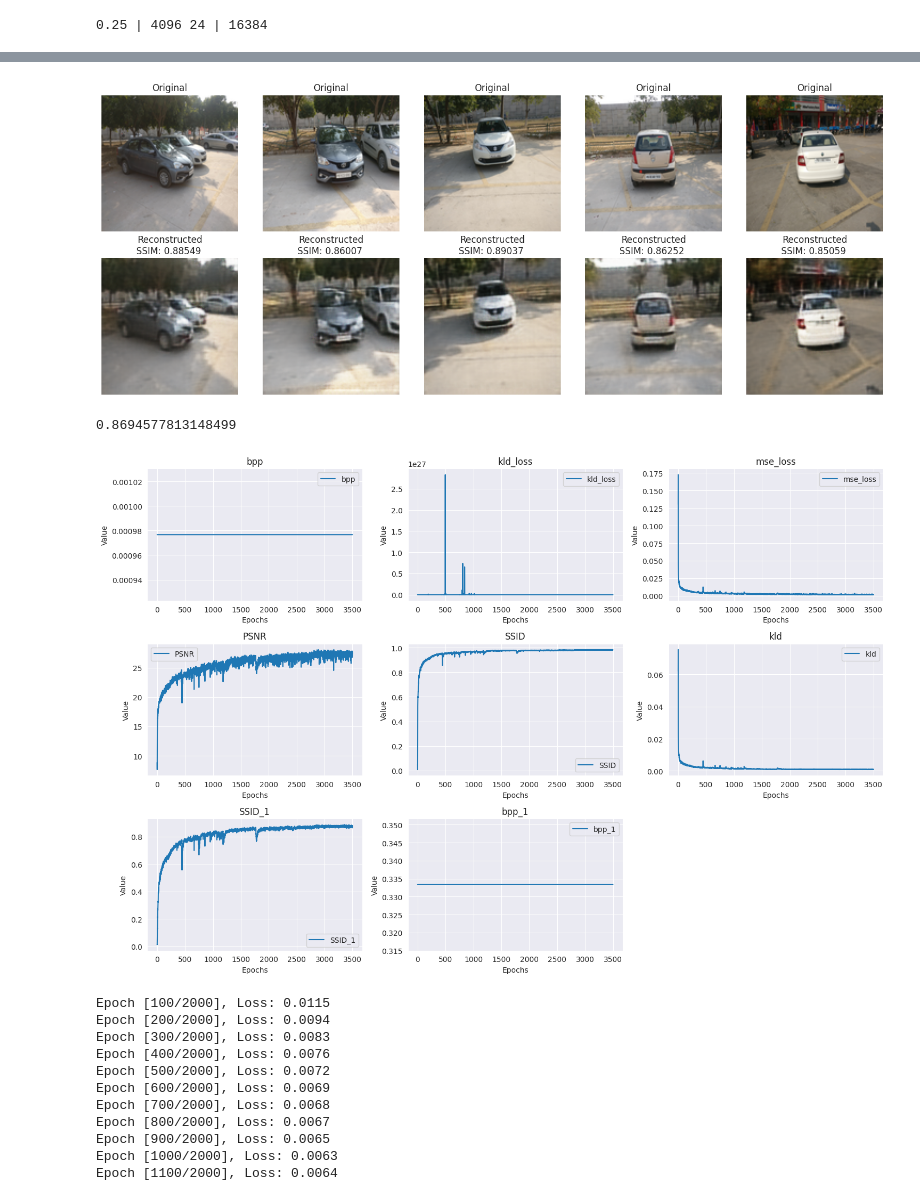
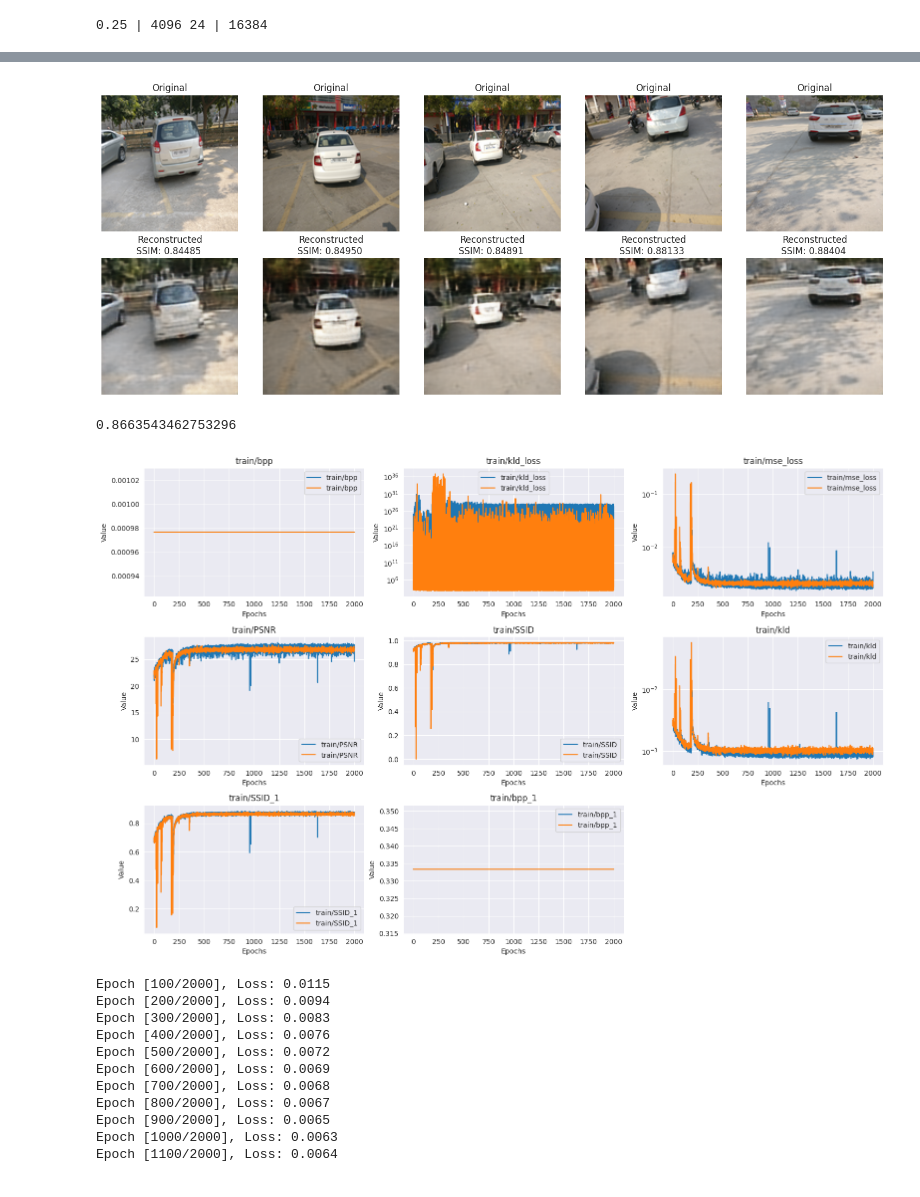
Before and after one commit to DaniinXorchenabo/info_and_coding_theory__itmo_1_1, a Jupyter notebook: notebooks/test.ipynb, the cells around one changed output, grey strips where cells are left out. Saved outputs shown, nothing was run; the diff lists cells and outputs as text; code cells hidden in the pictures.

Commit message:
:sparkles: epochs count = 2000

```diff
--- a/notebooks/test.ipynb
+++ b/notebooks/test.ipynb
@@ -139,7 +139,7 @@ class CNNImageCodec(nn.Module):
     #         # nn.Softmax(dim=1),
     #     )
 
-    def __init__(self, n1M1=128, n2M1=32, n3M1=16):
+    def __init__(self, n1M1=128, n2M1=32, n3M1=16, latent_space=16*16*16):
         super(CNNImageCodec, self).__init__()
         self.encoder = nn.Sequential(
             nn.Conv2d(3, n1M1, kernel_size=7, stride=2, padding=3),
@@ -155,6 +155,18 @@ class CNNImageCodec(nn.Module):
             # nn.AvgPool2d(2),
             nn.BatchNorm2d(n3M1),
         )
+
+        # self.encoder_linear = nn.Sequential(
+        #     nn.Linear(n3M1 * 16*16, latent_space),
+        #     nn.ReLU(),
+        #     nn.BatchNorm1d(latent_space),
+        # )
+        # self.decode_liner = nn.Sequential(
+        #     nn.Linear(latent_space, n3M1 * 16*16),
+        #     nn.ReLU(),
+        #     nn.BatchNorm1d(n3M1 * 16*16),
+        # )
+
         self.decoder = nn.Sequential(
             nn.ConvTranspose2d(n3M1, n2M1, kernel_size=3, stride=2, padding=1, output_padding=1),
             nn.ReLU(),
@@ -168,12 +180,14 @@ class CNNImageCodec(nn.Module):
 
     def forward(self, x):
         batch_size = x.size(0)
-        latent = self.encoder(x)
-        # conv_size = conv_res.size()
+        conv_res = self.encoder(x)
+        conv_size = conv_res.size()
         # latent = self.encoder_linear(conv_res.view(batch_size, -1))
+        # after_latent = self.decode_liner(latent).view(*conv_size)
         # print(latent.size())
+        after_latent = latent = conv_res
 
-        res = self.decoder(latent)  # .view(*conv_size)
+        res = self.decoder(after_latent)  # .view(*conv_size)
         return res, latent
 # %%
 def vae_loss_function(recon_x, x, logvar, KL_weight=1):
@@ -351,47 +382,57 @@ NumImagesToShow = 5
 fig = plt.figure(figsize=(15, 6))  # Устанавливаем размер всей фигуры (ширина x высота в дюймах)
 
 for images in test_dataloader:
     with torch.no_grad():
         model = model.to(device)
         recovered_img, latent = model(images.to(device))
         images = images.cpu()
         recovered_img = recovered_img.cpu()
         for i in range(NumImagesToShow):
             # Original images
             ax1 = fig.add_subplot(2, NumImagesToShow, i + 1)
             ax1.imshow(images[i].permute(1, 2, 0).cpu().numpy())
             ax1.axis('off')
             ax1.set_title("Original", fontsize=12)
 
             # Reconstructed images
             ax2 = fig.add_subplot(2, NumImagesToShow, NumImagesToShow + i + 1)
             ax2.imshow(recovered_img[i].permute(1, 2, 0).cpu().numpy())
             ax2.axis('off')
             psnr_value = calculate_ssim(images[i:i + 1], recovered_img[i:i + 1])
             ax2.set_title(f"Reconstructed\nSSIM: {psnr_value:.5f} ", fontsize=12)
         break
 
 # Show the plot
 plt.tight_layout()  # Для автоматического выравнивания графиков
 plt.show()
 modified_ssim = calculate_ssim(images, recovered_img)
 print(modified_ssim)
+torch.save(model.state_dict(), f"weights/modification_autoencoder_{epoch}_ssim_{modified_ssim:.05f}.pth")
 assert modified_ssim - orig_ssim > 0.05, f"Недостаточно по качеству {modified_ssim - orig_ssim} < 0.05"
 # %% [output]
-[figure, old version]
+[figure, new version]
-0.8694577813148499
+0.8663543462753296
 # %%
-
+# epochs_count = 500
 # Построение графиков
-plt.figure(figsize=(15, 10))  # Размер фигуры
+plt.figure(figsize=(16, 20))  # Размер фигуры
 num_metrics = len(metrics_container)  # Количество метрик
 
-for i, (key, values) in enumerate(metrics_container.items(), 1):
+for i, (key, values) in enumerate((filter(lambda i: i[0].startswith('train/') , metrics_container.items())), 1):
     plt.subplot((num_metrics + 2) // 3, 3, i)  # Распределяем графики по строкам и столбцам
-    plt.plot(values, label=key)  # Линия графика
+    plt.plot([i*epochs_count / len(values) for i in range(len(values))], values, label=key)  # Линия графика
+    # str.removeprefix()
+    validation_values = metrics_container[f'val/{key.removeprefix("train/")}']
+    plt.plot([i*epochs_count / len(validation_values) for i in range(len(validation_values))], validation_values, label=key)  # Линия графика
     plt.title(key)  # Название графика
     plt.xlabel('Epochs')  # Подпись оси X
     plt.ylabel('Value')  # Подпись оси Y
+    # ax2.set_yscale('log')
+    # ax2.set_xscale('log')
+    # plt.xscale('log')
+    if any([i in key for i in ['mse', 'kld']]):
+        plt.yscale('log')
+
     plt.grid(True)  # Сетка
     plt.legend()  # Легенда
 
@@ -399,7 +440,7 @@ for i, (key, values) in enumerate(metrics_container.items(), 1):
 plt.tight_layout()  # Компактное расположение
 plt.show()
 # %% [output]
-[figure, old version]
+[figure, new version]
 # %%
 import os
 import math
```
Also changed, not shown: parts of 3 cells of this notebook.
